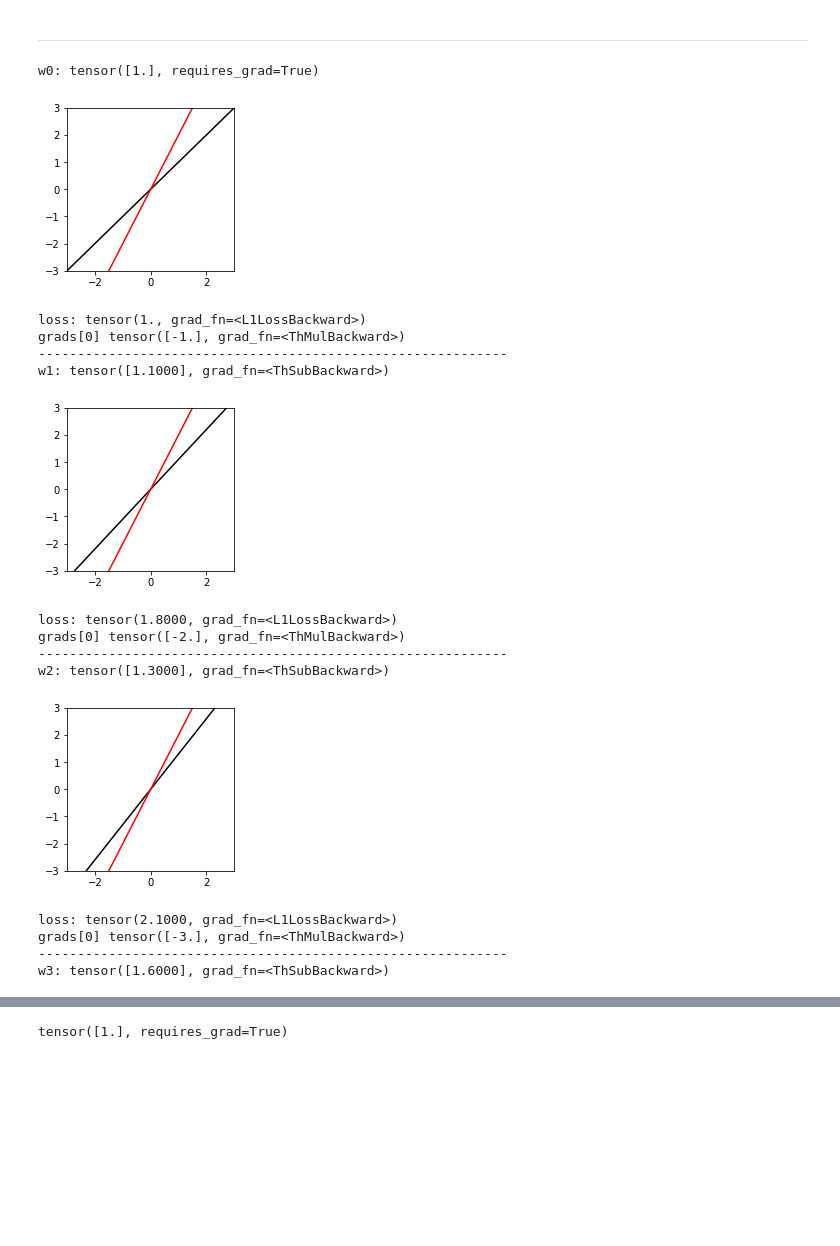
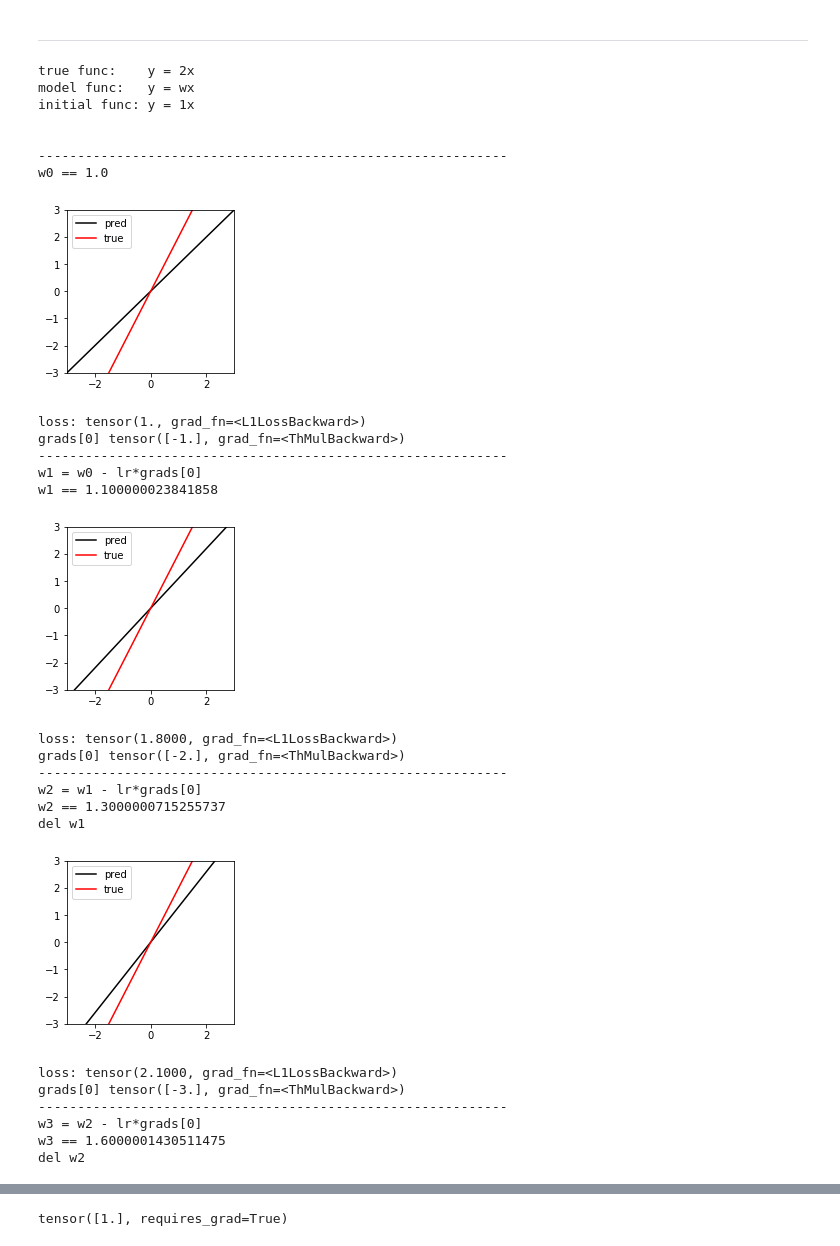
Before and after one commit to naruya/maml-pytorch, a Jupyter notebook: notebooks/pytorch_autograd_kiso.ipynb, the cells around one changed output, grey strips where cells are left out. Cells and saved outputs as stored; diff of their text form; code cells hidden in the pictures; blank space fills up the shorter version.

Commit message:
grad

```diff
--- a/notebooks/pytorch_autograd_kiso.ipynb
+++ b/notebooks/pytorch_autograd_kiso.ipynb
@@ -220,16 +220,24 @@ def plot(w):
     plt.figure(figsize=(3,3)); plt.xlim([-3,3]); plt.ylim([-3,3])
     y = w*x; plt.plot(x,y,"k", label="pred")
     y = 2*x; plt.plot(x,y,"r", label="true")
+    plt.legend()
     plt.show()
 
 lr=0.1
 
 loss_fn = torch.nn.L1Loss()
 
+
+print("\n")
+print("true func:    y = 2x")
+print("model func:   y = wx")
+print("initial func: y = 1x")
+print("\n")
+
 #####################################################################
 
 w0 = torch.tensor([1.], requires_grad=True)
-print("w0:", w0)
+print("-"*60, "\nw0 ==", w0.item())
 plot(w0.item())
 
 train_x = torch.tensor([1.])
@@ -243,7 +251,9 @@ print("grads[0]", grads[0])
 #####################################################################
 
 w1 = w0 - lr*grads[0]
-print("-"*60, "\nw1:", w1)
+print("-"*60, )
+print("w1 = w0 - lr*grads[0]")
+print("w1 ==", w1.item())
 plot(w1.item())
 
 train_x = torch.tensor([2.])
@@ -258,52 +268,71 @@ print("grads[0]", grads[0])
 #####################################################################
 
 w2 = w1 - lr*grads[0]
+print("-"*60)
+print("w2 = w1 - lr*grads[0]")
+print("w2 ==", w2.item())
+print("del w1")
 del w1
-print("-"*60, "\nw2:", w2)
 plot(w2.item())
 
 train_x = torch.tensor([3.])
 train_y = torch.tensor([6.])
 
 _loss = loss_fn(w2*train_x,train_y)
 print("loss:", _loss) # 1.8
 grads = torch.autograd.grad(_loss, w2, create_graph=True)
 
 print("grads[0]", grads[0])
 
 #####################################################################
 
 w3 = w2 - lr*grads[0]
+print("-"*60)
+print("w3 = w2 - lr*grads[0]")
+print("w3 ==", w3.item())
+print("del w2")
 del w2
-print("-"*60, "\nw3:", w3)
+
 plot(w3.item())
 
 #####################################################################
 
 print("\n"); print("-"*60, "\ntest"); print("-"*60, "\n")
 
 test_x = torch.tensor([4.])
 test_y = torch.tensor([8.])
 
 _loss = loss_fn(w3*test_x,test_y)
 print("loss:", _loss) # 1.6
+print("\ndL/dw0 ==")
 grads = torch.autograd.grad(_loss, w0, create_graph=True)
 
-print("grads[0]", grads[0])
+print("  grads[0]", grads[0])
 # %% [output]
-w0: tensor([1.], requires_grad=True)
+true func:    y = 2x
+model func:   y = wx
+initial func: y = 1x
+
+
+------------------------------------------------------------
+w0 == 1.0
-[figure, old version]
+[figure, new version]
 loss: tensor(1., grad_fn=<L1LossBackward>)
 grads[0] tensor([-1.], grad_fn=<ThMulBackward>)
 ------------------------------------------------------------
-w1: tensor([1.1000], grad_fn=<ThSubBackward>)
+w1 = w0 - lr*grads[0]
+w1 == 1.100000023841858
-[figure, old version]
+[figure, new version]
 loss: tensor(1.8000, grad_fn=<L1LossBackward>)
 grads[0] tensor([-2.], grad_fn=<ThMulBackward>)
 ------------------------------------------------------------
-w2: tensor([1.3000], grad_fn=<ThSubBackward>)
+w2 = w1 - lr*grads[0]
+w2 == 1.3000000715255737
+del w1
-[figure, old version]
+[figure, new version]
 loss: tensor(2.1000, grad_fn=<L1LossBackward>)
 grads[0] tensor([-3.], grad_fn=<ThMulBackward>)
 ------------------------------------------------------------
-w3: tensor([1.6000], grad_fn=<ThSubBackward>)
+w3 = w2 - lr*grads[0]
+w3 == 1.6000001430511475
+del w2
```
Also changed, not shown: parts of 1 cell of this notebook.
